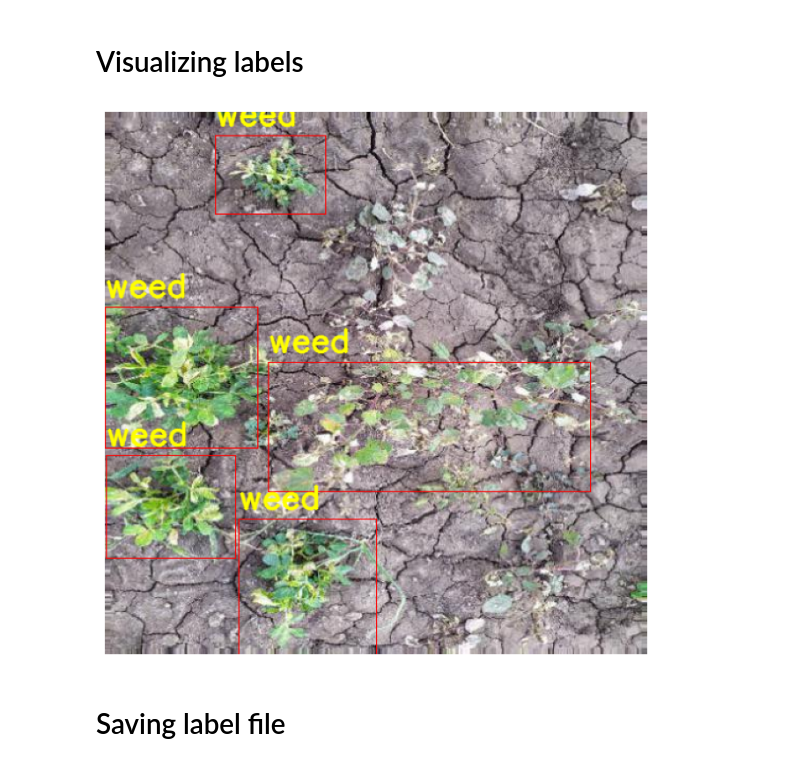
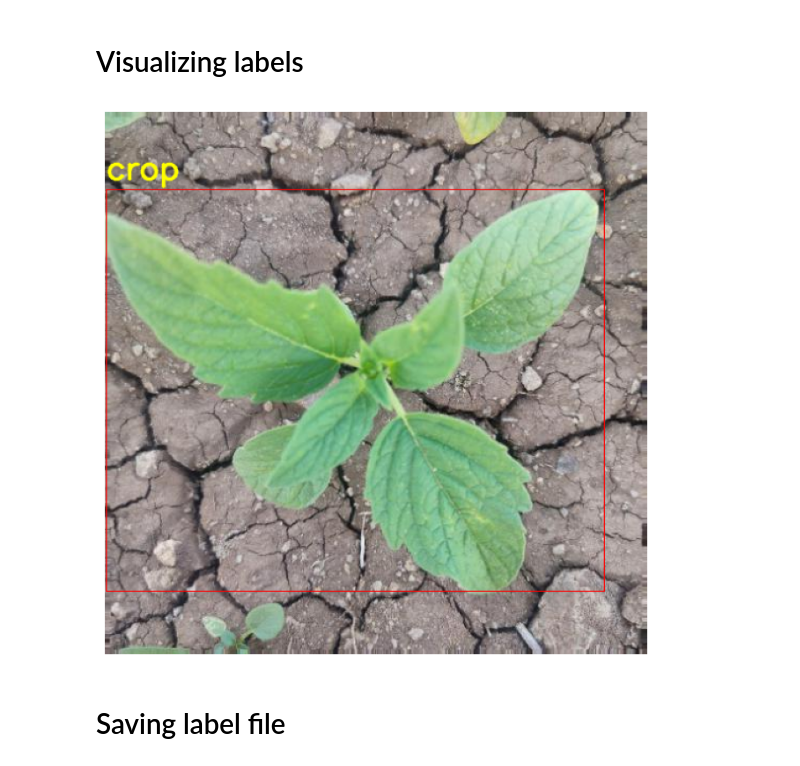
Before and after one commit to MihirKT/upskillcampus, a Jupyter notebook: Crop&WeedDetection.ipynb, the cells around one changed output. Cells and saved outputs as stored; diff of their text form; code cells hidden in the pictures.

```diff
--- a/Crop&WeedDetection.ipynb
+++ b/Crop&WeedDetection.ipynb
@@ -89,0 +85,5 @@ labels = [data[x] for x in range(len(data)) if data[x].endswith('.txt')]
+# %%
+path = '/kaggle/input/crop-and-weed-detection-data-with-bounding-boxes/agri_data/data/'
+data = [os.path.join(path, x) for x in os.listdir(path)]
+images = [x for x in data if x.endswith('.jpeg')]
+labels = [x for x in data if x.endswith('.txt')]
@@ -129,15 +128,15 @@ column_name = ['filename', 'width', 'height', 'class', 'xmin', 'ymin', 'xmax', '
 # %%
+column_name = ['filename', 'width', 'height', 'class', 'xmin', 'ymin', 'xmax', 'ymax']
 pascal_voc = pd.DataFrame(columns=column_name)
+
 for i in tqdm(range(len(df))):
+    pascal_voc.loc[i, 'filename'] = df.loc[i, 'image_name']
+    pascal_voc.loc[i, 'width'] = 512
+    pascal_voc.loc[i, 'height'] = 512
+    pascal_voc.loc[i, 'class'] = 'crop' if df.loc[i, 'object'] == 0 else 'weed'
+    pascal_voc.loc[i, 'xmin'] = int((df.loc[i, 'x_cen'] - df.loc[i, 'w'] / 2) * 512)
+    pascal_voc.loc[i, 'ymin'] = int((df.loc[i, 'y_cen'] - df.loc[i, 'h'] / 2) * 512)
+    pascal_voc.loc[i, 'xmax'] = int((df.loc[i, 'x_cen'] + df.loc[i, 'w'] / 2) * 512)
+    pascal_voc.loc[i, 'ymax'] = int((df.loc[i, 'y_cen'] + df.loc[i, 'h'] / 2) * 512)
 
-    pascal_voc.loc[i,'filename'] = df.loc[i,'image_name']
-    pascal_voc.loc[i,'width'] = 512
-    pascal_voc.loc[i,'height']= 512
-    if df.loc[i,'object'] == 0:
-        pascal_voc.loc[i,'class'] = 'crop'
-    else:
-        pascal_voc.loc[i,'class'] = 'weed'
-    pascal_voc.loc[i,'xmin']  = int((df.loc[i,'x_cen'] - df.loc[i,'w']/2)*512)
-    pascal_voc.loc[i,'ymin']  = int((df.loc[i,'y_cen'] - df.loc[i,'h']/2)*512)
-    pascal_voc.loc[i,'xmax']  = int((df.loc[i,'x_cen'] + df.loc[i,'w']/2)*512)
-    pascal_voc.loc[i,'ymax']  = int((df.loc[i,'y_cen'] + df.loc[i,'h']/2)*512)
+print(pascal_voc.head())
@@ -160,20 +150,22 @@ pascal_voc
 # %% [markdown]
 # Visualizing labels
 # %%
-any_index_number = 55 #change this number for different images
-test_img = cv2.cvtColor(cv2.imread(path+pascal_voc.loc[any_index_number,'filename']),cv2.COLOR_BGR2RGB)
-test_df = pascal_voc[pascal_voc['filename']==pascal_voc.loc[any_index_number,'filename']].reset_index(drop=True)
+any_index_number = 90  # Change this number for different images
+test_img = cv2.cvtColor(cv2.imread(path + pascal_voc.loc[any_index_number, 'filename']), cv2.COLOR_BGR2RGB)
+test_df = pascal_voc[pascal_voc['filename'] == pascal_voc.loc[any_index_number, 'filename']].reset_index(drop=True)
+
 for i in range(len(test_df)):
+    cv2.rectangle(test_img, (test_df.loc[i, 'xmin'], test_df.loc[i, 'ymin']),
+                  (test_df.loc[i, 'xmax'], test_df.loc[i, 'ymax']), (255, 0, 0), 1)
+    cv2.putText(test_img, test_df.loc[i, 'class'], (test_df.loc[i, 'xmin'], test_df.loc[i, 'ymin'] - 10),
+                cv2.FONT_HERSHEY_SIMPLEX, 1, (255, 255, 0), 2, cv2.LINE_AA)
 
-    rec = cv2.rectangle(test_img, (test_df.loc[i,'xmin'],test_df.loc[i,'ymin']), (test_df.loc[i,'xmax'],test_df.loc[i,'ymax']), (255,0,0), 1, 1)
-    text = cv2.putText(rec, test_df.loc[i,'class'], (test_df.loc[i,'xmin'],test_df.loc[i,'ymin']-10), cv2.FONT_HERSHEY_SIMPLEX,1, (255,255,0), 2, cv2.LINE_AA)
-
-plt.figure(figsize=(8,8))
-plt.imshow(text)
+plt.figure(figsize=(8, 8))
+plt.imshow(test_img)
 plt.axis('off')
 plt.show()
 # %% [output]
-[figure, old version]
+[figure, new version]
 # %% [markdown]
 # Saving label file
 # %%
```
Also changed, not shown: parts of 19 cells of this notebook.
